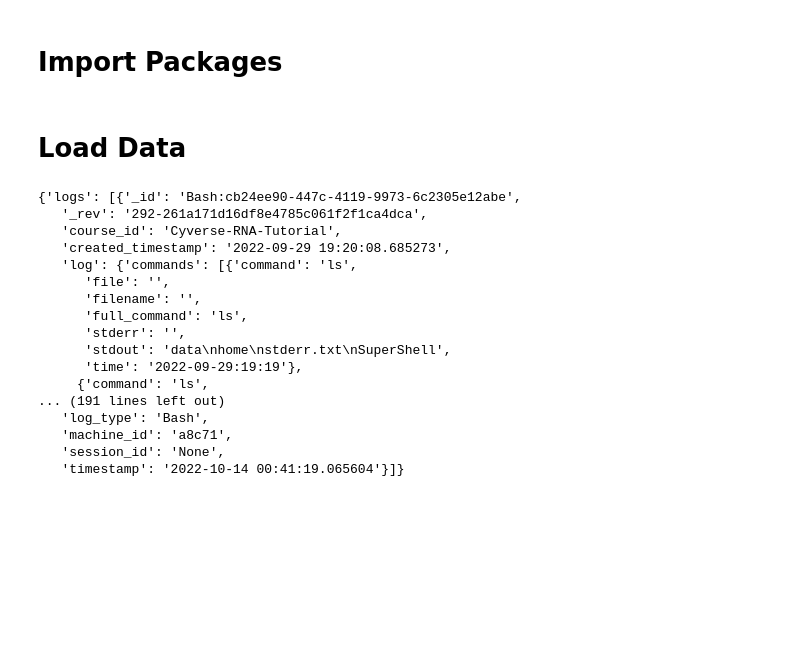
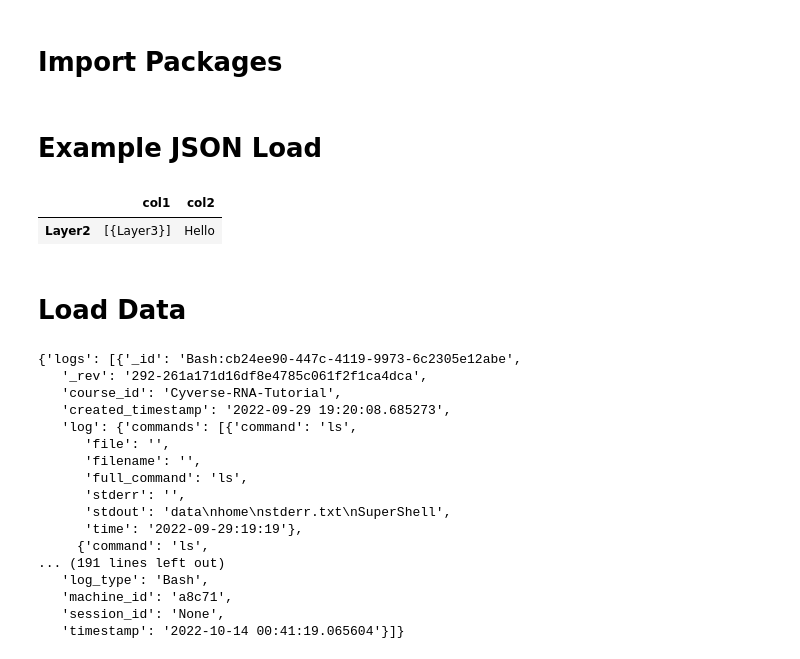
Before and after one commit to GuningShen/error-suggestion, a Jupyter notebook: Log_Processor_Guide.ipynb, the cells around one changed output. Saved outputs shown, nothing was run; the diff lists cells and outputs as text; code cells hidden in the pictures; blank space fills up the shorter version.

```diff
--- a/Log_Processor_Guide.ipynb
+++ b/Log_Processor_Guide.ipynb
@@ -5,6 +5,22 @@ import json
 import os
 import pandas as pd
 from datetime import datetime
+# %% [markdown]
+# Example JSON Load
+# %%
+sample = {
+    "col1": {
+        "Layer2":[{
+            "Layer3"
+        }]
+    },
+    "col2": "Hello"
+}
+# %%
+pd.DataFrame.from_dict(sample)
+# %% [output]
+|  | col1 | col2 |
+| Layer2 | [{Layer3}] | Hello |
 # %% [markdown]
 # Load Data
 # %%
```
Also changed, not shown: parts of 6 cells of this notebook, 1 other file.
